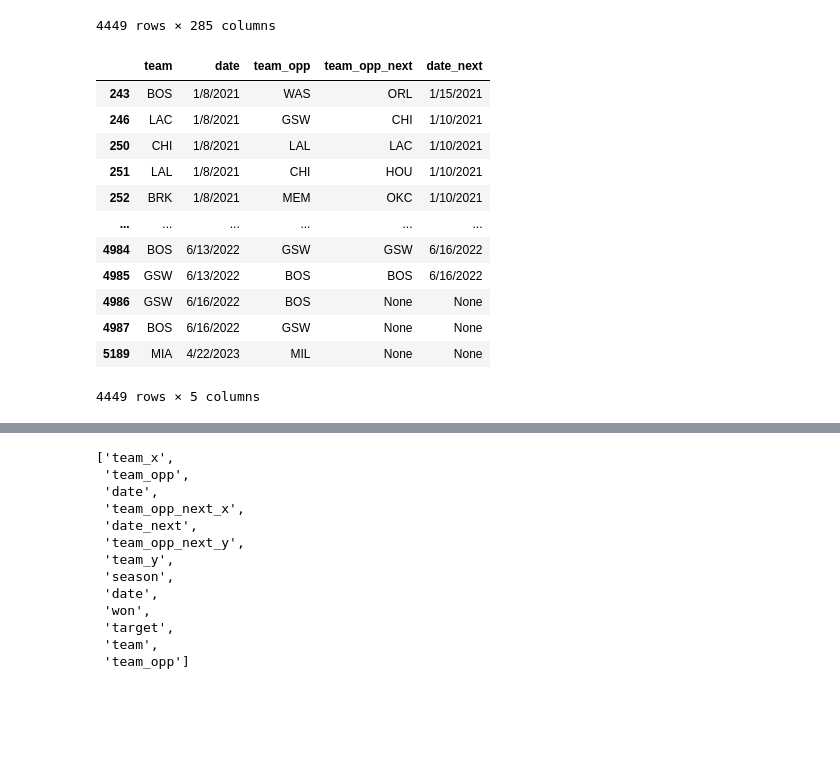
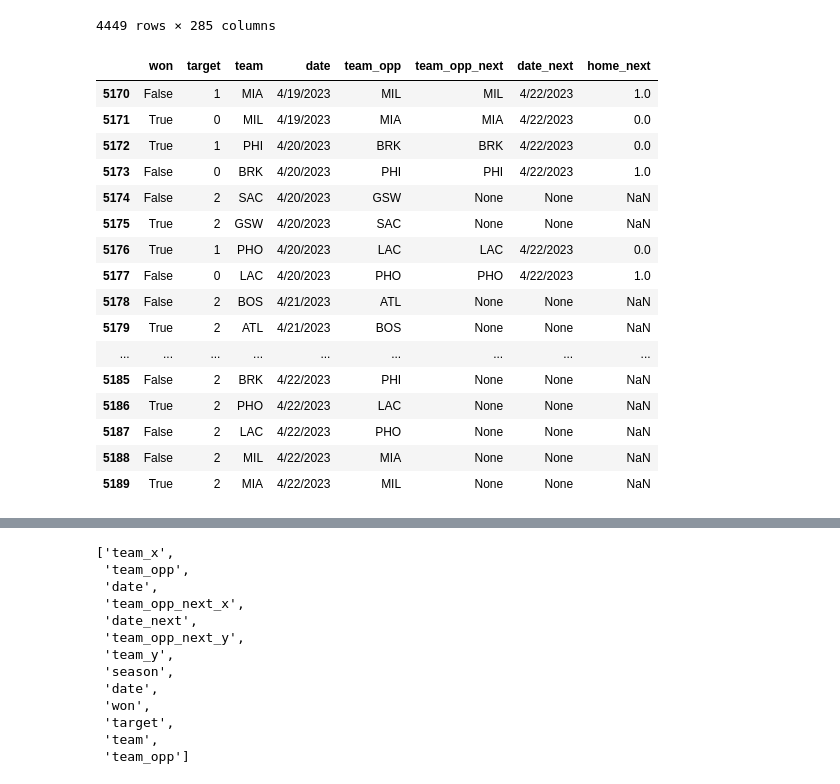
Before and after one commit to EnEnfer/DataVisz, a Jupyter notebook: predict.ipynb, the cells around one changed output, grey strips where cells are left out. Saved outputs shown, nothing was run; the diff lists cells and outputs as text; code cells hidden in the pictures; blank space fills up the shorter version.

```diff
--- a/predict.ipynb
+++ b/predict.ipynb
@@ -344,20 +353,24 @@ df
 | 5189 | 0.0 | 0.550 | 0.333333 | 0.631707 | 0.518519 | 0.433962 | 0.672158 | 0.307692 | 0.288889 | 0.829480 | ... | ... |
 4449 rows × 285 columns
 # %%
-df.loc[:, ['team', 'date', 'team_opp', 'team_opp_next', 'date_next']]
+df.loc[:, ['won','target', 'team', 'date', 'team_opp', 'team_opp_next', 'date_next', 'home_next']].tail(20)
 # %% [output]
-|  | team | date | team_opp | team_opp_next | date_next |
-| 243 | BOS | 1/8/2021 | WAS | ORL | 1/15/2021 |
-| 246 | LAC | 1/8/2021 | GSW | CHI | 1/10/2021 |
-| 250 | CHI | 1/8/2021 | LAL | LAC | 1/10/2021 |
-| 251 | LAL | 1/8/2021 | CHI | HOU | 1/10/2021 |
-| 252 | BRK | 1/8/2021 | MEM | OKC | 1/10/2021 |
-| ... | ... | ... | ... | ... | ... |
-| 4984 | BOS | 6/13/2022 | GSW | GSW | 6/16/2022 |
-| 4985 | GSW | 6/13/2022 | BOS | BOS | 6/16/2022 |
-| 4986 | GSW | 6/16/2022 | BOS | None | None |
-| 4987 | BOS | 6/16/2022 | GSW | None | None |
-| 5189 | MIA | 4/22/2023 | MIL | None | None |
+|  | won | target | team | date | team_opp | team_opp_next | date_next | home_next |
+| 5170 | False | 1 | MIA | 4/19/2023 | MIL | MIL | 4/22/2023 | 1.0 |
+| 5171 | True | 0 | MIL | 4/19/2023 | MIA | MIA | 4/22/2023 | 0.0 |
+| 5172 | True | 1 | PHI | 4/20/2023 | BRK | BRK | 4/22/2023 | 0.0 |
+| 5173 | False | 0 | BRK | 4/20/2023 | PHI | PHI | 4/22/2023 | 1.0 |
+| 5174 | False | 2 | SAC | 4/20/2023 | GSW | None | None | NaN |
+| 5175 | True | 2 | GSW | 4/20/2023 | SAC | None | None | NaN |
+| 5176 | True | 1 | PHO | 4/20/2023 | LAC | LAC | 4/22/2023 | 0.0 |
+| 5177 | False | 0 | LAC | 4/20/2023 | PHO | PHO | 4/22/2023 | 1.0 |
+| 5178 | False | 2 | BOS | 4/21/2023 | ATL | None | None | NaN |
+| 5179 | True | 2 | ATL | 4/21/2023 | BOS | None | None | NaN |
+| ... | ... | ... | ... | ... | ... | ... | ... | ... |
+| 5185 | False | 2 | BRK | 4/22/2023 | PHI | None | None | NaN |
+| 5186 | True | 2 | PHO | 4/22/2023 | LAC | None | None | NaN |
+| 5187 | False | 2 | LAC | 4/22/2023 | PHO | None | None | NaN |
+| 5188 | False | 2 | MIL | 4/22/2023 | MIA | None | None | NaN |
+| 5189 | True | 2 | MIA | 4/22/2023 | MIL | None | None | NaN |
-4449 rows × 5 columns
 # %%
 full = df.merge(df[rolling_cols + ["team_opp_next", "date_next", "team"]], left_on=["team", "date_next"], right_on=["team_opp_next", "date_next"])
```
Also changed, not shown: parts of 16 cells of this notebook.
